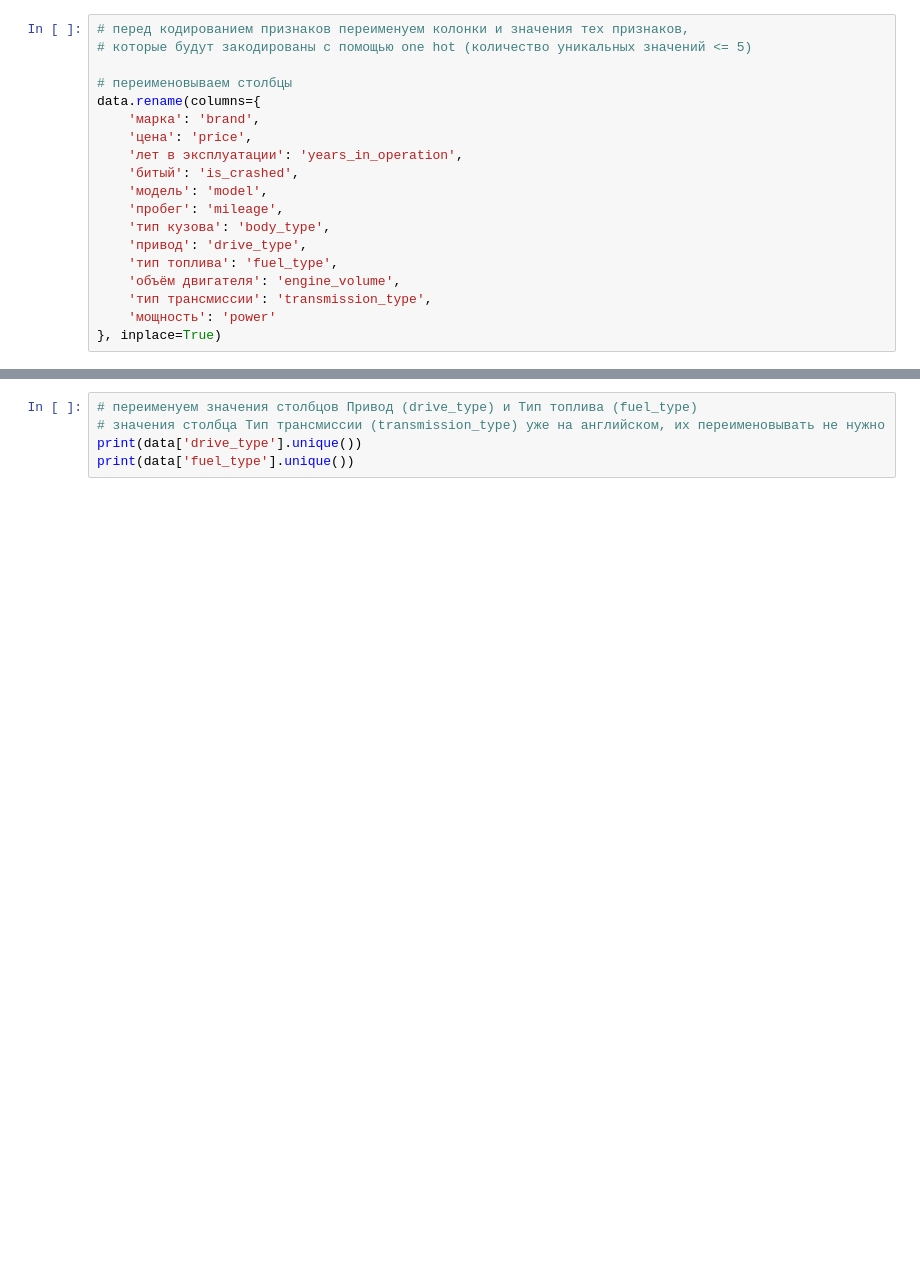
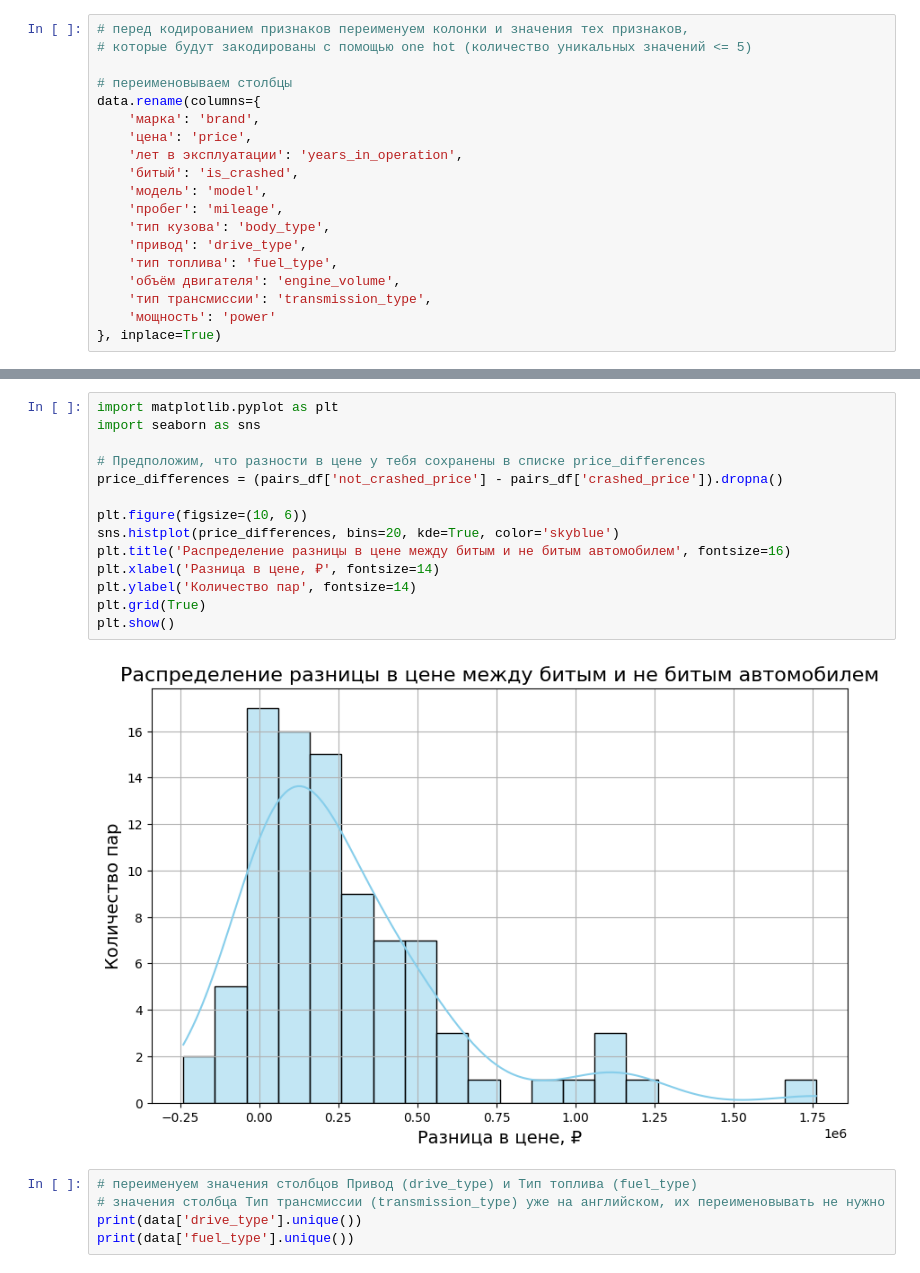
Before and after one commit to CallBan/ssau, a Jupyter notebook: 4 курс/2 семестр/ВКР/car_price/backend/notebooks/car_price_prediction.ipynb, the cells around one changed output, grey strips where cells are left out. Cells and saved outputs as stored; diff of their text form; blank space fills up the shorter version.

```diff
--- a/4 курс/2 семестр/ВКР/car_price/backend/notebooks/car_price_prediction.ipynb
+++ b/4 курс/2 семестр/ВКР/car_price/backend/notebooks/car_price_prediction.ipynb
@@ -264,3 +349,19 @@ data.sample(n=30).to_csv('test.csv')
+# %%
+import matplotlib.pyplot as plt
+import seaborn as sns
+
+# Предположим, что разности в цене у тебя сохранены в списке price_differences
+price_differences = (pairs_df['not_crashed_price'] - pairs_df['crashed_price']).dropna()
+
+plt.figure(figsize=(10, 6))
+sns.histplot(price_differences, bins=20, kde=True, color='skyblue')
+plt.title('Распределение разницы в цене между битым и не битым автомобилем', fontsize=16)
+plt.xlabel('Разница в цене, ₽', fontsize=14)
+plt.ylabel('Количество пар', fontsize=14)
+plt.grid(True)
+plt.show()
+# %% [output]
+[figure, added]
 # %%
 # переименуем значения столбцов Привод (drive_type) и Тип топлива (fuel_type)
 # значения столбца Тип трансмиссии (transmission_type) уже на английском, их переименовывать не нужно
```
Also changed, not shown: parts of 9 cells of this notebook, 2 other files.
